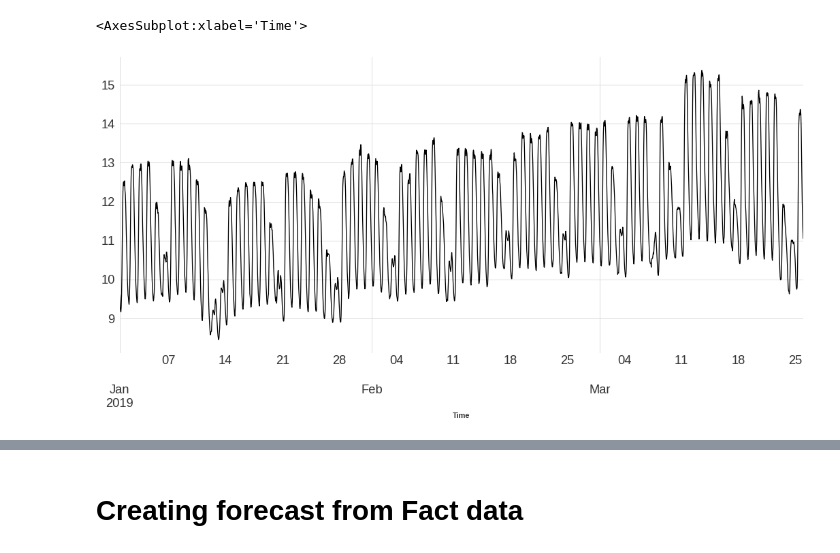
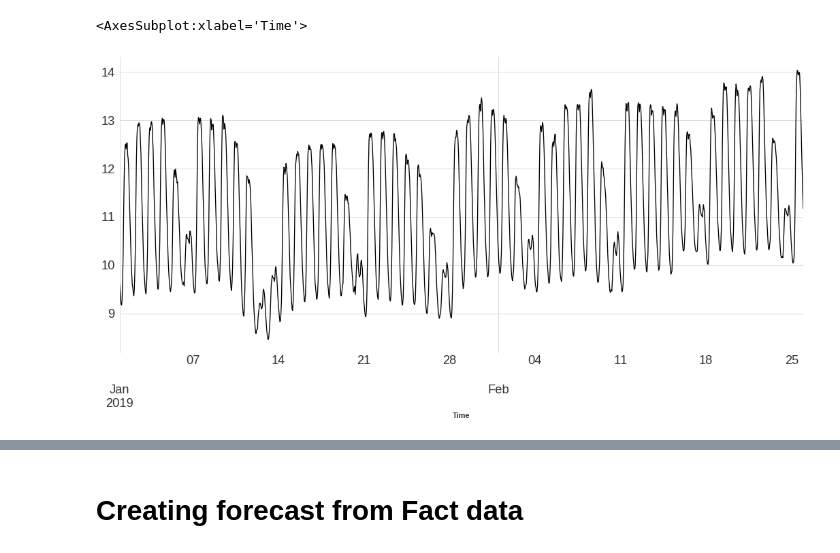
Before and after one commit to mariapaskevich/vof, a Jupyter notebook: Test_package_simulation_carbon.ipynb, the cells around one changed output, grey strips where cells are left out. Cells and saved outputs as stored; diff of their text form; code cells hidden in the pictures.

```diff
--- a/Test_package_simulation_carbon.ipynb
+++ b/Test_package_simulation_carbon.ipynb
@@ -39,20 +39,20 @@ from darts.models import Theta, FFT, ExponentialSmoothing, Prophet, RegressionMo
 plt.rcParams['figure.figsize'] = [18, 8]
 plt.rcParams.update({'font.size': 22})
 # %%
-data = pd.read_csv("data/district/Actuals.csv", index_col=0, parse_dates=True).loc['2019-01-01':'2019-03-25']
+data = pd.read_csv("data/district/Actuals.csv", index_col=0, parse_dates=True).loc['2019-01-01':'2019-02-25']
 data.head(5)
 data.columns = ['y','Pressure_kpa','Cloud Cover (%)','Humidity (%)','Temperature (C)','Wind Direction (deg)','Wind Speed (kmh)']
 data.y = data.y/100000
 
 data.reset_index(inplace=True)
 data['sin_hour'] = np.sin(2*np.pi*data.Time.dt.hour/24)
 data['cos_hour'] = np.cos(2*np.pi*data.Time.dt.hour/24)
 
 data.set_index('Time', inplace=True)
 data.y.plot()
 # %% [output]
 <AxesSubplot:xlabel='Time'>
-[figure, old version]
+[figure, new version]
 # %%
 data.index
 # %% [output]
```
Also changed, not shown: parts of 15 cells of this notebook, 1 other file.
